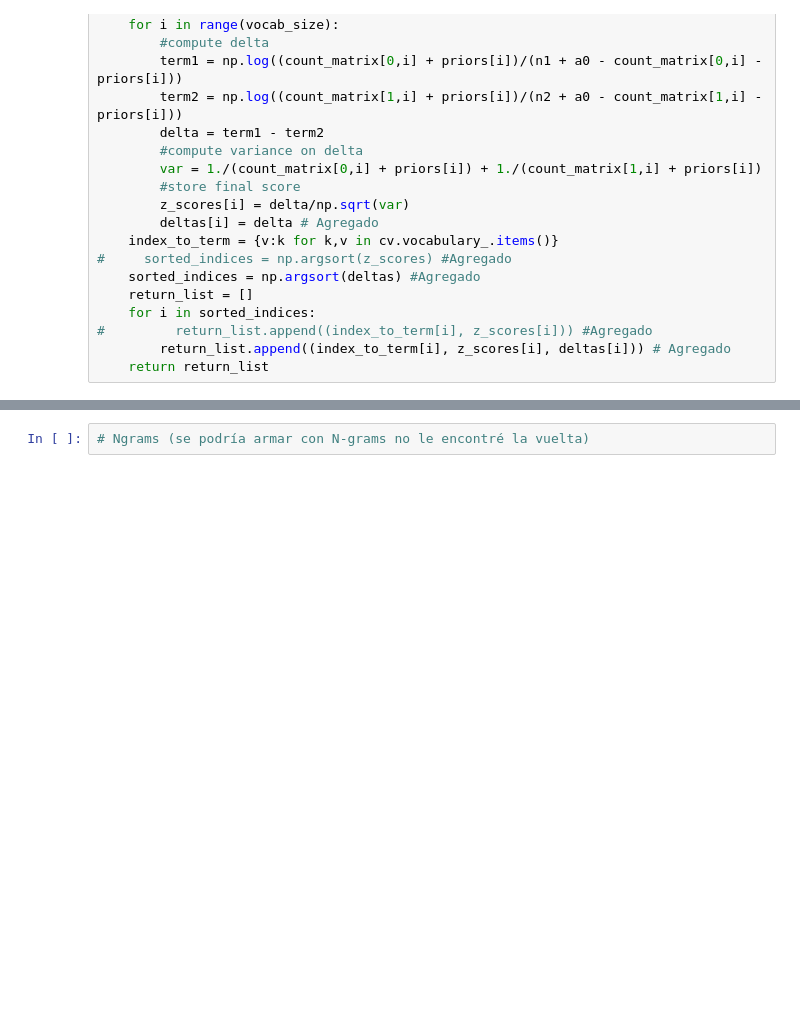
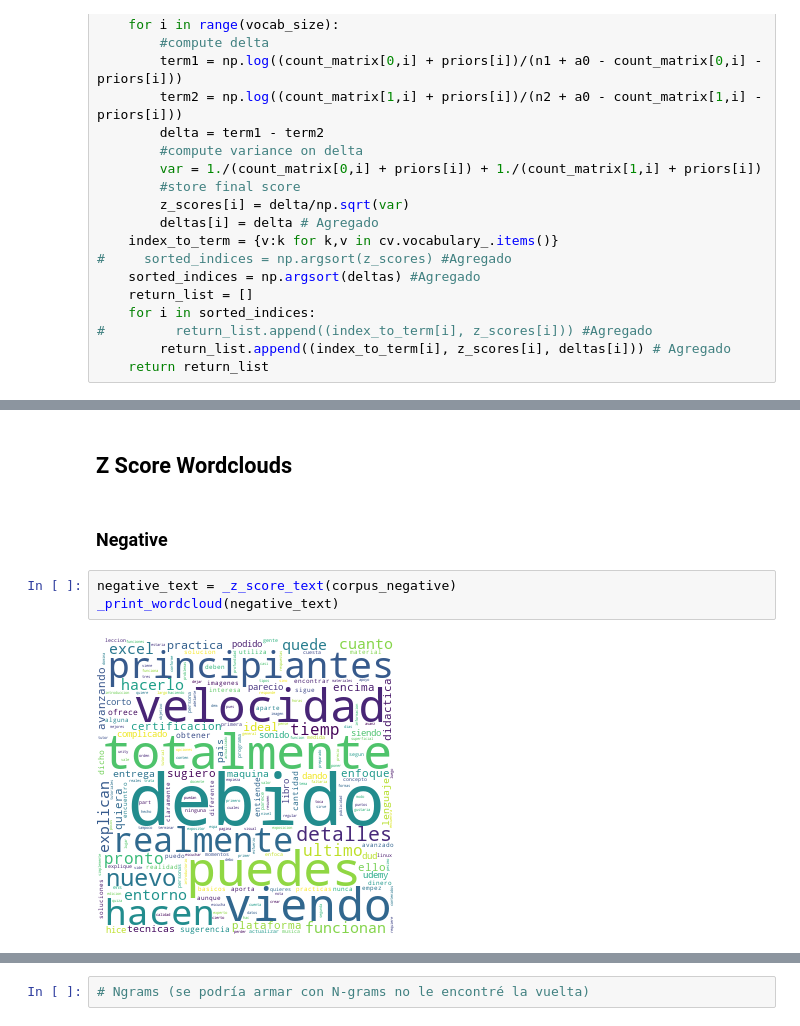
Before and after one commit to luc-ch/TM_udemy_reviews, a Jupyter notebook: Palabras_destacadas_log_odds_ratio.ipynb, the cells around one changed output, grey strips where cells are left out. Cells and saved outputs as stored; diff of their text form; blank space fills up the shorter version.

```diff
--- a/Palabras_destacadas_log_odds_ratio.ipynb
+++ b/Palabras_destacadas_log_odds_ratio.ipynb
@@ -542,0 +610,9 @@ Comparing language...
+# %% [markdown]
+## Z Score Wordclouds
+# %% [markdown]
+### Negative
+# %%
+negative_text = _z_score_text(corpus_negative)
+_print_wordcloud(negative_text)
+# %% [output]
+[figure, added]
```
Also changed, not shown: parts of 27 cells of this notebook, 1 other file.
